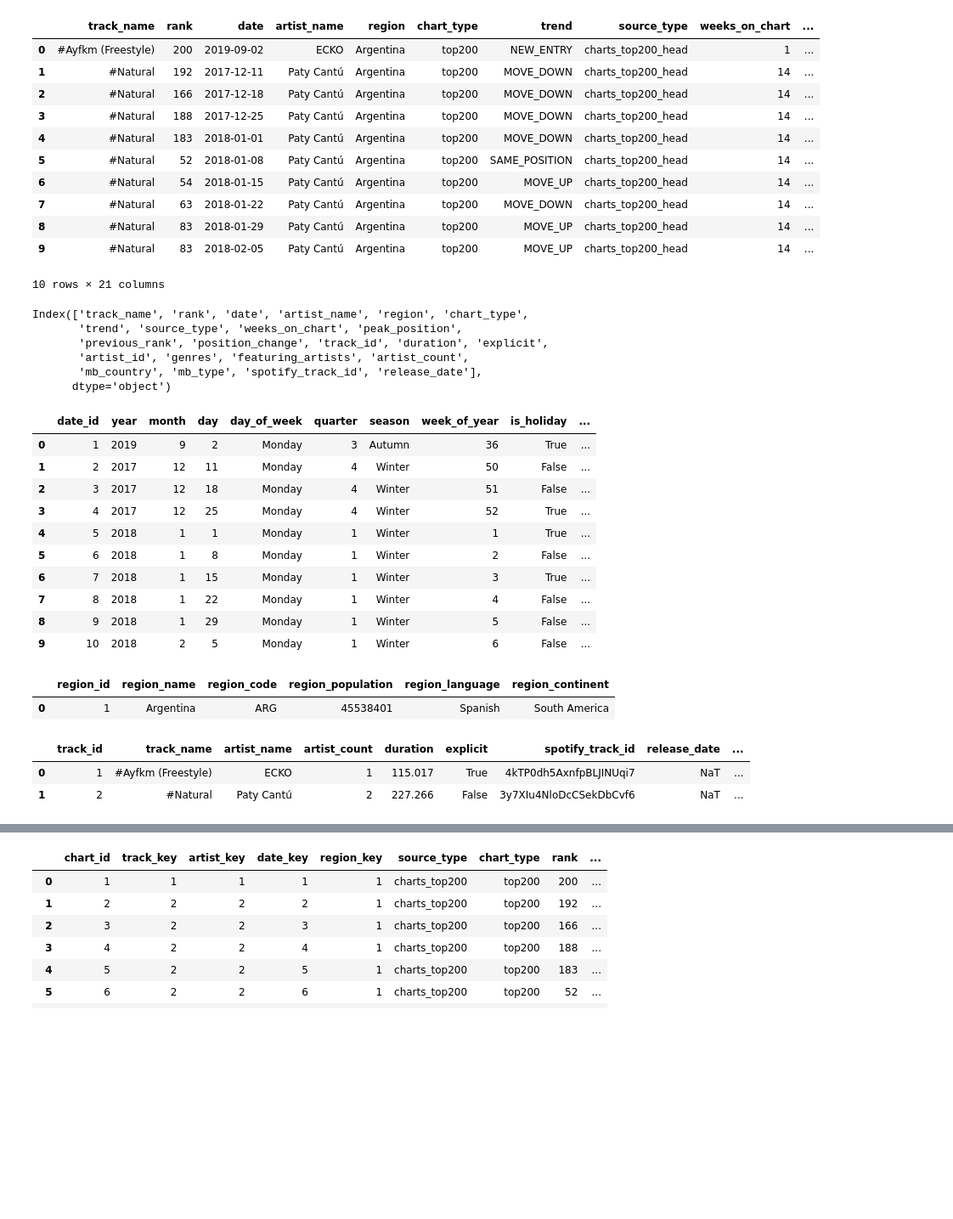
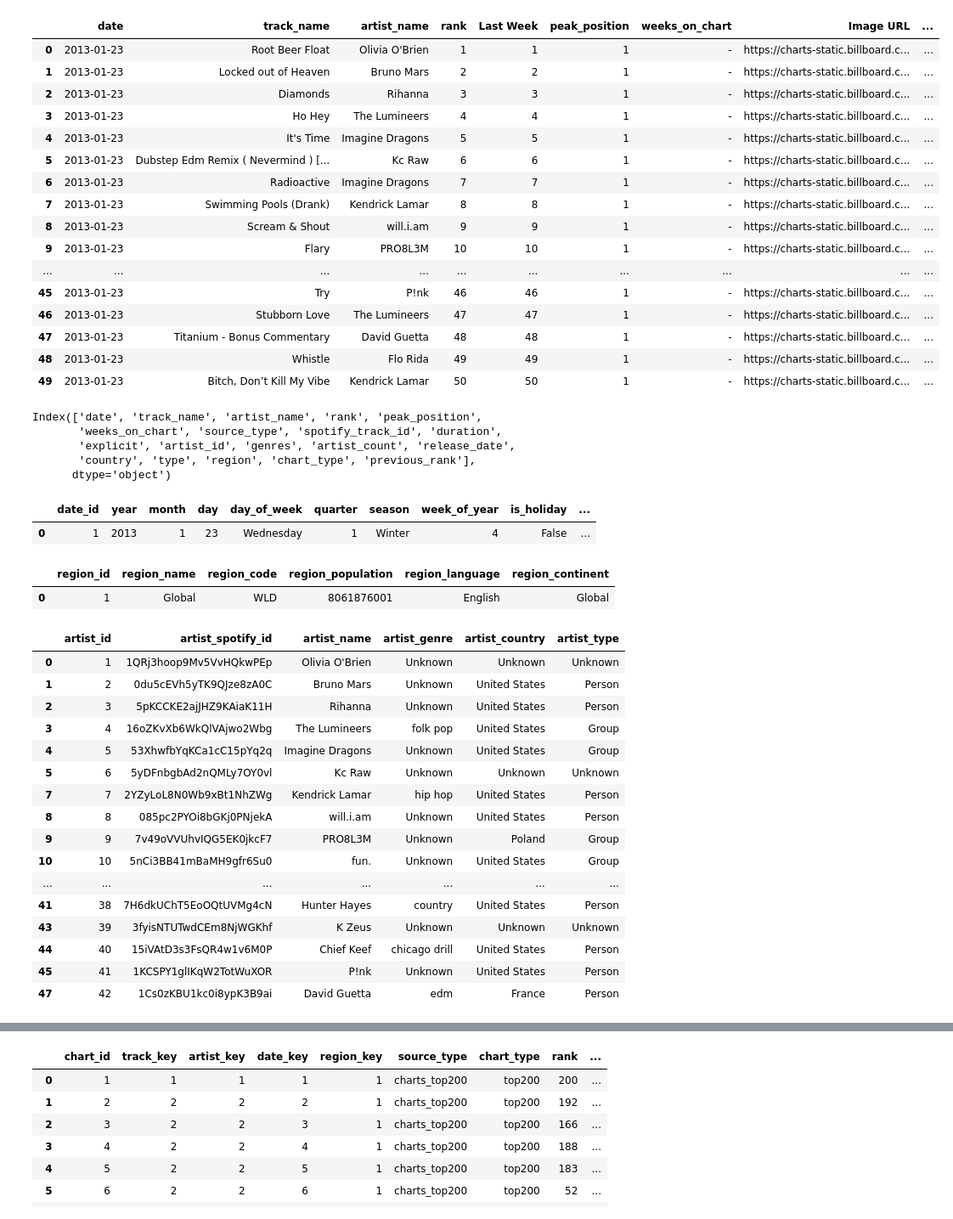
Before and after one commit to martynalesniak/spotify-dwh, a Jupyter notebook: etl/transform/test_tranform.ipynb, the cells around one changed output, grey strips where cells are left out. Shown at 85% size. Saved outputs shown, nothing was run; the diff lists cells and outputs as text; code cells hidden in the pictures; blank space fills up the shorter version.

```diff
--- a/etl/transform/test_tranform.ipynb
+++ b/etl/transform/test_tranform.ipynb
@@ -2,29 +2,33 @@
 import pandas as pd
 from transform import *
 # %%
-processed_data = pd.read_csv(r'C:\Users\ulasz\OneDrive\Pulpit\studia\sem6\hurtownie danych\dane\raw_charts_top200_head_20250604_104912.csv')
+processed_data = pd.read_csv(r'C:\Users\ulasz\OneDrive\Pulpit\studia\sem6\hurtownie danych\spotify-dwh\etl\output\raw_streaming_songs_20250604_190905.csv')
 processed_data
 # %% [output]
-|  | track_name | rank | date | artist_name | region | chart_type | trend | source_type | weeks_on_chart | ... |
-| 0 | #Ayfkm (Freestyle) | 200 | 2019-09-02 | ECKO | Argentina | top200 | NEW_ENTRY | charts_top200_head | 1 | ... |
-| 1 | #Natural | 192 | 2017-12-11 | Paty Cantú | Argentina | top200 | MOVE_DOWN | charts_top200_head | 14 | ... |
-| 2 | #Natural | 166 | 2017-12-18 | Paty Cantú | Argentina | top200 | MOVE_DOWN | charts_top200_head | 14 | ... |
-| 3 | #Natural | 188 | 2017-12-25 | Paty Cantú | Argentina | top200 | MOVE_DOWN | charts_top200_head | 14 | ... |
-| 4 | #Natural | 183 | 2018-01-01 | Paty Cantú | Argentina | top200 | MOVE_DOWN | charts_top200_head | 14 | ... |
-| 5 | #Natural | 52 | 2018-01-08 | Paty Cantú | Argentina | top200 | SAME_POSITION | charts_top200_head | 14 | ... |
-| 6 | #Natural | 54 | 2018-01-15 | Paty Cantú | Argentina | top200 | MOVE_UP | charts_top200_head | 14 | ... |
-| 7 | #Natural | 63 | 2018-01-22 | Paty Cantú | Argentina | top200 | MOVE_DOWN | charts_top200_head | 14 | ... |
-| 8 | #Natural | 83 | 2018-01-29 | Paty Cantú | Argentina | top200 | MOVE_UP | charts_top200_head | 14 | ... |
-| 9 | #Natural | 83 | 2018-02-05 | Paty Cantú | Argentina | top200 | MOVE_UP | charts_top200_head | 14 | ... |
+|  | date | track_name | artist_name | rank | Last Week | peak_position | weeks_on_chart | Image URL | ... |
+| 0 | 2013-01-23 | Root Beer Float | Olivia O'Brien | 1 | 1 | 1 | - | https://charts-static.billboard.c... | ... |
+| 1 | 2013-01-23 | Locked out of Heaven | Bruno Mars | 2 | 2 | 1 | - | https://charts-static.billboard.c... | ... |
+| 2 | 2013-01-23 | Diamonds | Rihanna | 3 | 3 | 1 | - | https://charts-static.billboard.c... | ... |
+| 3 | 2013-01-23 | Ho Hey | The Lumineers | 4 | 4 | 1 | - | https://charts-static.billboard.c... | ... |
+| 4 | 2013-01-23 | It's Time | Imagine Dragons | 5 | 5 | 1 | - | https://charts-static.billboard.c... | ... |
+| 5 | 2013-01-23 | Dubstep Edm Remix ( Nevermind ) [... | Kc Raw | 6 | 6 | 1 | - | https://charts-static.billboard.c... | ... |
+| 6 | 2013-01-23 | Radioactive | Imagine Dragons | 7 | 7 | 1 | - | https://charts-static.billboard.c... | ... |
+| 7 | 2013-01-23 | Swimming Pools (Drank) | Kendrick Lamar | 8 | 8 | 1 | - | https://charts-static.billboard.c... | ... |
+| 8 | 2013-01-23 | Scream & Shout | will.i.am | 9 | 9 | 1 | - | https://charts-static.billboard.c... | ... |
+| 9 | 2013-01-23 | Flary | PRO8L3M | 10 | 10 | 1 | - | https://charts-static.billboard.c... | ... |
+| ... | ... | ... | ... | ... | ... | ... | ... | ... | ... |
+| 45 | 2013-01-23 | Try | P!nk | 46 | 46 | 1 | - | https://charts-static.billboard.c... | ... |
+| 46 | 2013-01-23 | Stubborn Love | The Lumineers | 47 | 47 | 1 | - | https://charts-static.billboard.c... | ... |
+| 47 | 2013-01-23 | Titanium - Bonus Commentary | David Guetta | 48 | 48 | 1 | - | https://charts-static.billboard.c... | ... |
+| 48 | 2013-01-23 | Whistle | Flo Rida | 49 | 49 | 1 | - | https://charts-static.billboard.c... | ... |
+| 49 | 2013-01-23 | Bitch, Don’t Kill My Vibe | Kendrick Lamar | 50 | 50 | 1 | - | https://charts-static.billboard.c... | ... |
-10 rows × 21 columns
 # %%
 processed_data = ChartPreprocessor().transform(processed_data)
 # %%
 processed_data.columns
 # %% [output]
-Index(['track_name', 'rank', 'date', 'artist_name', 'region', 'chart_type',
-       'trend', 'source_type', 'weeks_on_chart', 'peak_position',
-       'previous_rank', 'position_change', 'track_id', 'duration', 'explicit',
-       'artist_id', 'genres', 'featuring_artists', 'artist_count',
-       'mb_country', 'mb_type', 'spotify_track_id', 'release_date'],
+Index(['date', 'track_name', 'artist_name', 'rank', 'peak_position',
+       'weeks_on_chart', 'source_type', 'spotify_track_id', 'duration',
+       'explicit', 'artist_id', 'genres', 'artist_count', 'release_date',
+       'country', 'type', 'region', 'chart_type', 'previous_rank'],
       dtype='object')
@@ -36,26 +48,31 @@ track_dim = TrackDimension(processed_data).transform()
 # %%
-date_dim
+dim_date
 # %% [output]
 |  | date_id | year | month | day | day_of_week | quarter | season | week_of_year | is_holiday | ... |
-| 0 | 1 | 2019 | 9 | 2 | Monday | 3 | Autumn | 36 | True | ... |
-| 1 | 2 | 2017 | 12 | 11 | Monday | 4 | Winter | 50 | False | ... |
-| 2 | 3 | 2017 | 12 | 18 | Monday | 4 | Winter | 51 | False | ... |
-| 3 | 4 | 2017 | 12 | 25 | Monday | 4 | Winter | 52 | True | ... |
-| 4 | 5 | 2018 | 1 | 1 | Monday | 1 | Winter | 1 | True | ... |
-| 5 | 6 | 2018 | 1 | 8 | Monday | 1 | Winter | 2 | False | ... |
-| 6 | 7 | 2018 | 1 | 15 | Monday | 1 | Winter | 3 | True | ... |
-| 7 | 8 | 2018 | 1 | 22 | Monday | 1 | Winter | 4 | False | ... |
-| 8 | 9 | 2018 | 1 | 29 | Monday | 1 | Winter | 5 | False | ... |
-| 9 | 10 | 2018 | 2 | 5 | Monday | 1 | Winter | 6 | False | ... |
+| 0 | 1 | 2013 | 1 | 23 | Wednesday | 1 | Winter | 4 | False | ... |
 # %%
-region_dim
+dim_region
 # %% [output]
 |  | region_id | region_name | region_code | region_population | region_language | region_continent |
-| 0 | 1 | Argentina | ARG | 45538401 | Spanish | South America |
+| 0 | 1 | Global | WLD | 8061876001 | English | Global |
 # %%
-track_dim
+dim_artist
 # %% [output]
-|  | track_id | track_name | artist_name | artist_count | duration | explicit | spotify_track_id | release_date | ... |
-| 0 | 1 | #Ayfkm (Freestyle) | ECKO | 1 | 115.017 | True | 4kTP0dh5AxnfpBLJINUqi7 | NaT | ... |
-| 1 | 2 | #Natural | Paty Cantú | 2 | 227.266 | False | 3y7XIu4NloDcCSekDbCvf6 | NaT | ... |
+|  | artist_id | artist_spotify_id | artist_name | artist_genre | artist_country | artist_type |
+| 0 | 1 | 1QRj3hoop9Mv5VvHQkwPEp | Olivia O'Brien | Unknown | Unknown | Unknown |
+| 1 | 2 | 0du5cEVh5yTK9QJze8zA0C | Bruno Mars | Unknown | United States | Person |
+| 2 | 3 | 5pKCCKE2ajJHZ9KAiaK11H | Rihanna | Unknown | United States | Person |
+| 3 | 4 | 16oZKvXb6WkQlVAjwo2Wbg | The Lumineers | folk pop | United States | Group |
+| 4 | 5 | 53XhwfbYqKCa1cC15pYq2q | Imagine Dragons | Unknown | United States | Group |
+| 5 | 6 | 5yDFnbgbAd2nQMLy7OY0vl | Kc Raw | Unknown | Unknown | Unknown |
+| 7 | 7 | 2YZyLoL8N0Wb9xBt1NhZWg | Kendrick Lamar | hip hop | United States | Person |
+| 8 | 8 | 085pc2PYOi8bGKj0PNjekA | will.i.am | Unknown | United States | Person |
+| 9 | 9 | 7v49oVVUhvIQG5EK0jkcF7 | PRO8L3M | Unknown | Poland | Group |
+| 10 | 10 | 5nCi3BB41mBaMH9gfr6Su0 | fun. | Unknown | United States | Group |
+| ... | ... | ... | ... | ... | ... | ... |
+| 41 | 38 | 7H6dkUChT5EoOQtUVMg4cN | Hunter Hayes | country | United States | Person |
+| 43 | 39 | 3fyisNTUTwdCEm8NjWGKhf | K Zeus | Unknown | Unknown | Unknown |
+| 44 | 40 | 15iVAtD3s3FsQR4w1v6M0P | Chief Keef | chicago drill | United States | Person |
+| 45 | 41 | 1KCSPY1glIKqW2TotWuXOR | P!nk | Unknown | United States | Person |
+| 47 | 42 | 1Cs0zKBU1kc0i8ypK3B9ai | David Guetta | edm | France | Person |
 # %%
```
Also changed, not shown: parts of 5 cells of this notebook, 6 other files.
